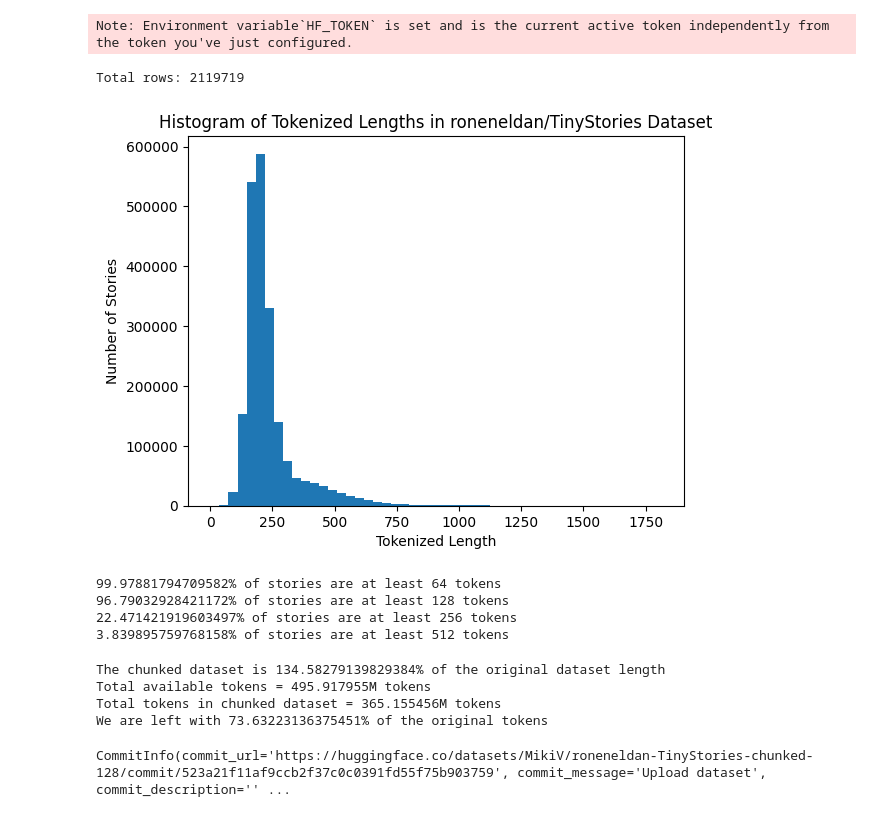
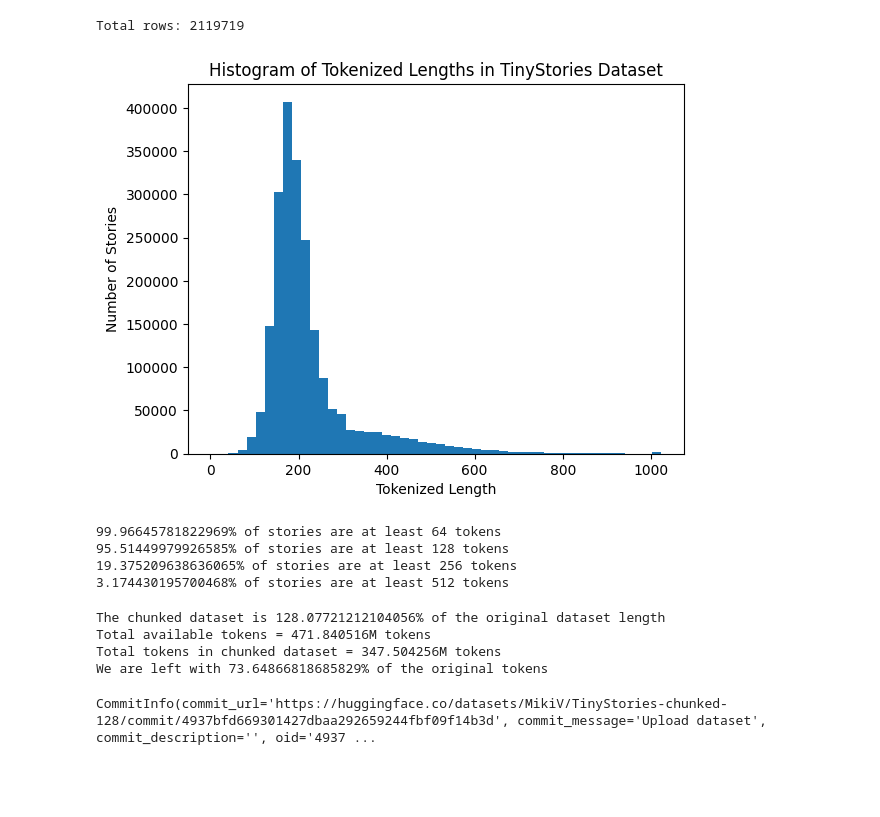
Before and after one commit to MikiVanousek/scaling, a Jupyter notebook: tiny_stories.ipynb, the cells around one changed output. Cells and saved outputs as stored; diff of their text form; code cells hidden in the pictures; blank space fills up the shorter version.

```diff
--- a/tiny_stories.ipynb
+++ b/tiny_stories.ipynb
@@ -10,52 +3,37 @@ import matplotlib.pyplot as plt
-# %%
-
-load_dotenv('.envrc')
-if 'HF_TOKEN' in os.environ:
-    login(token=os.environ['HF_TOKEN'])
-else:
-    login(token=getpass.getpass('Huggingface token: '))
-# %% [output]
-Note: Environment variable`HF_TOKEN` is set and is the current active token independently from the token you've just configured.
 # %%
-DATASET_REPO = 'roneneldan/TinyStories'
-STORY_KEY = 'text'
-# DATASET_REPO = 'SimpleStories/SimpleStories'
-# STORY_KEY = 'story'
-
-TOKENIZER_MODEL = 'SimpleStories/SimpleStories-35M'
-VALIDATION_SPLIT_PERCENTAGE = 4
+DATASET_NAME = 'roneneldan/TinyStories'
+dataset = load_dataset(DATASET_NAME, split='train')
+print('Total rows:', len(dataset))
+# %% [output]
+Total rows: 2119719
-# %%
-
-dataset = load_dataset(DATASET_REPO, split='train')
-print('Total rows:', len(dataset))
-# %% [output]
-Total rows: 2119719
 # %%
 # tokenize the dataset
-tokenizer = AutoTokenizer.from_pretrained(TOKENIZER_MODEL)
+from transformers import AutoTokenizer
+tokenizer = AutoTokenizer.from_pretrained('gpt2')
 tokenizer.pad_token = tokenizer.eos_token
 def tokenize_function(examples):
-    return tokenizer(examples[STORY_KEY], truncation=False, padding='do_not_pad')
-tokenized_dataset = dataset.map(tokenize_function, batched=True, remove_columns=dataset.column_names)
+    return tokenizer(examples['text'], truncation=True)
+tokenized_datasets = dataset.map(tokenize_function, batched=True)
 # %%
 # Historgram of tokenized lengths
-lengths = [len(x) for x in tokenized_dataset['input_ids']]
+import matplotlib.pyplot as plt
+lengths = [len(x) for x in tokenized_datasets['input_ids']]
 plt.hist(lengths, bins=50)
 plt.xlabel('Tokenized Length')
 plt.ylabel('Number of Stories')
-plt.title(f'Histogram of Tokenized Lengths in {DATASET_REPO} Dataset')
+plt.title('Histogram of Tokenized Lengths in TinyStories Dataset')
 plt.show()
 # %% [output]
-[figure, old version]
+[figure, new version]
 # %%
 for thresh in [64, 128, 256, 512]:
     x = sum(l >= thresh for l in lengths) / len(lengths) * 100
     print(f"{x}% of stories are at least {thresh} tokens")
 # %% [output]
-99.97881794709582% of stories are at least 64 tokens
-96.79032928421172% of stories are at least 128 tokens
-22.471421919603497% of stories are at least 256 tokens
-3.839895759768158% of stories are at least 512 tokens
+99.96645781822969% of stories are at least 64 tokens
+95.51449979926585% of stories are at least 128 tokens
+19.375209638636065% of stories are at least 256 tokens
+3.174430195700468% of stories are at least 512 tokens
 # %%
 CHUNK_LENGTH = 128
 def chunk_dataset_with_map(dataset, token_column='input_ids', chunk_length=CHUNK_LENGTH):
@@ -98,12 +76,12 @@ chunked_dataset = chunk_dataset_with_map(tokenized_dataset, chunk_length=CHUNK_L
 # %%
-print(f"The chunked dataset is {len(chunked_dataset)/len(tokenized_dataset) * 100}% of the original dataset length")
+print(f"The chunked dataset is {len(chunked_dataset)/len(tokenized_datasets) * 100}% of the original dataset length")
 total_tokens_chunked = len(chunked_dataset)*CHUNK_LENGTH/1e6
 total_tokens_original = sum(lengths)/1e6
 print(f"Total available tokens = {total_tokens_original}M tokens")
 print(f"Total tokens in chunked dataset = {total_tokens_chunked}M tokens")
 print(f"We are left with {total_tokens_chunked/total_tokens_original * 100}% of the original tokens")
 # %% [output]
-The chunked dataset is 134.58279139829384% of the original dataset length
-Total available tokens = 495.917955M tokens
-Total tokens in chunked dataset = 365.155456M tokens
-We are left with 73.63223136375451% of the original tokens
+The chunked dataset is 128.07721212104056% of the original dataset length
+Total available tokens = 471.840516M tokens
+Total tokens in chunked dataset = 347.504256M tokens
+We are left with 73.64866818685829% of the original tokens
@@ -110,10 +97,7 @@ We are left with 73.63223136375451% of the original tokens
 # %%
-# TODO Train validation split: Validation should not be chunked?! Should it contain long stories on purpose?
-# split_dataset = chunked_dataset.train_test_split(test_size=VALIDATION_SPLIT_PERCENTAGE/100)
-# print(f"Train set size: {len(split_dataset['train'])} samples")
-# print(f"Validation set size: {len(split_dataset['test'])} samples")
-# split_dataset.push_to_hub(f"MikiV/{DATASET_REPO.replace('/', '-')}-chunked-{CHUNK_LENGTH}", private=True)
+# Push the result to the hub
+# log in to huggingface hub first using `huggingface-cli login`
 
-chunked_dataset.push_to_hub(f"MikiV/{DATASET_REPO.replace('/', '-')}-chunked-{CHUNK_LENGTH}", private=True)
+chunked_dataset.push_to_hub("MikiV/TinyStories-chunked-128", private=True, token='...')
 # %% [output]
-CommitInfo(commit_url='https://huggingface.co/datasets/MikiV/roneneldan-TinyStories-chunked-128/commit/523a21f11af9ccb2f37c0c0391fd55f75b903759', commit_message='Upload dataset', commit_description='' ...
+CommitInfo(commit_url='https://huggingface.co/datasets/MikiV/TinyStories-chunked-128/commit/4937bfd669301427dbaa292659244fbf09f14b3d', commit_message='Upload dataset', commit_description='', oid='4937 ...
```
Also changed, not shown: parts of 3 cells of this notebook, 4 other files.
